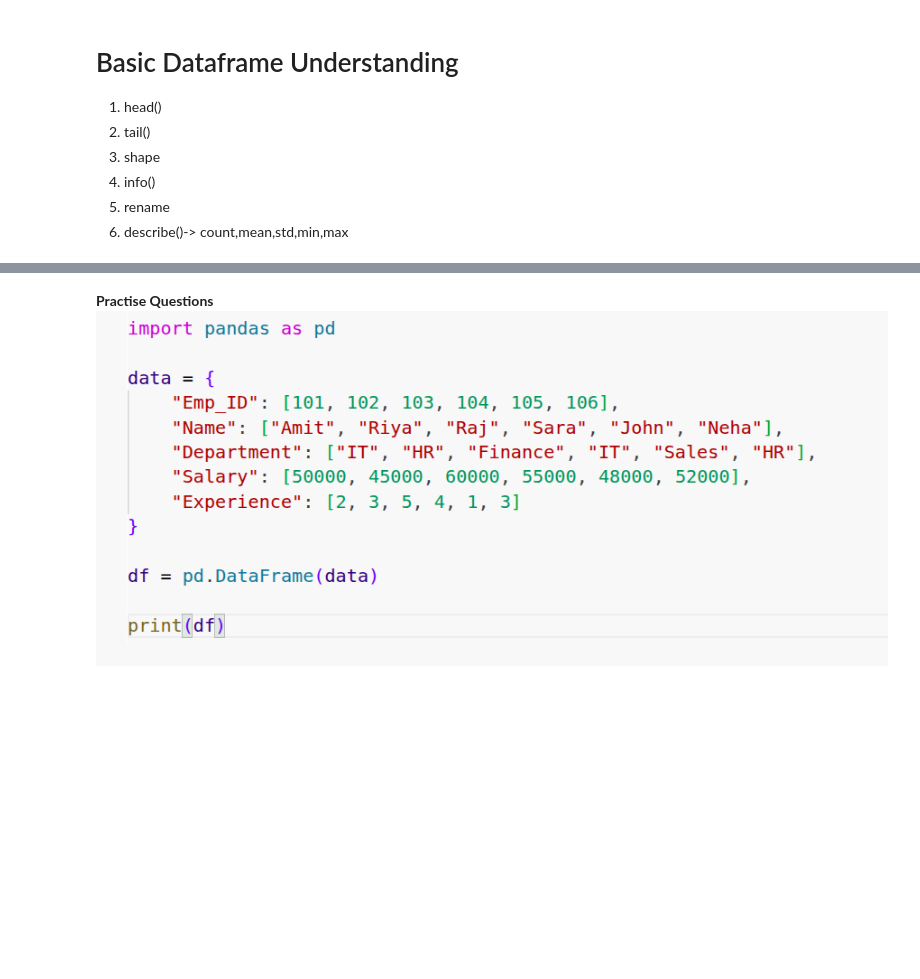
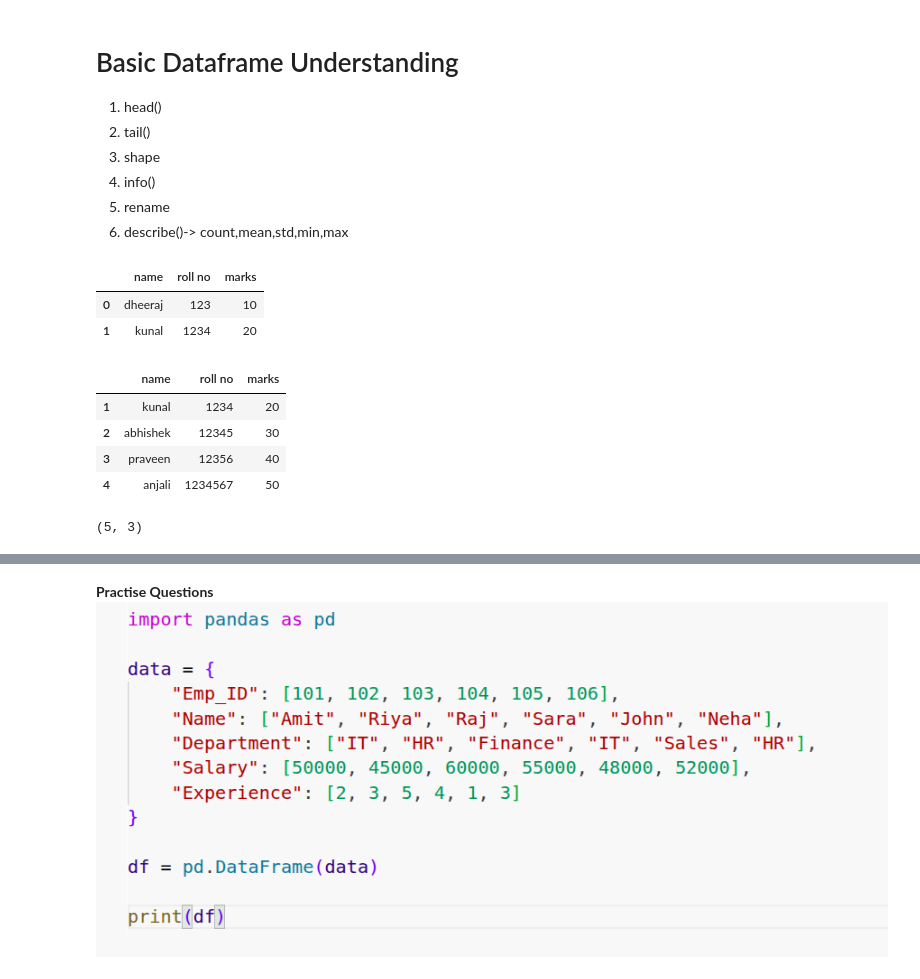
Before and after one commit to rajendra0968jangid/Ds-Arya, a Jupyter notebook: day8.ipynb, the cells around one changed output, grey strips where cells are left out. Cells and saved outputs as stored; diff of their text form; code cells hidden in the pictures; blank space fills up the shorter version.

```diff
--- a/day8.ipynb
+++ b/day8.ipynb
@@ -92,3 +71,41 @@ dtype: object
 4. info()
 5. rename
 6. describe()-> count,mean,std,min,max
+# %%
+# csv file import from github
+import pandas as pd
+url = "https://raw.githubusercontent.com/rajendra0968jangid/Ds-Arya/main/file2.json"
+df = pd.read_json(url)
+df
+# head  -> starting 5 rows
+df.head(2)
+# head -> 2 rows data
+df.head(-3)
+# head -> negative number
+# %% [output]
+|  | name | roll no | marks |
+| 0 | dheeraj | 123 | 10 |
+| 1 | kunal | 1234 | 20 |
+# %%
+import pandas as pd
+url = "https://raw.githubusercontent.com/rajendra0968jangid/Ds-Arya/main/file2.json"
+df = pd.read_json(url)
+df
+# tail used for get last 5 rows data
+df.tail(2)
+# tail in negative
+df.tail(-1)
+# %% [output]
+|  | name | roll no | marks |
+| 1 | kunal | 1234 | 20 |
+| 2 | abhishek | 12345 | 30 |
+| 3 | praveen | 12356 | 40 |
+| 4 | anjali | 1234567 | 50 |
+# %%
+import pandas as pd
+url = "https://raw.githubusercontent.com/rajendra0968jangid/Ds-Arya/main/file2.json"
+df = pd.read_json(url)
+df
+df.shape # rows -> 5 and cols -> 3
+# %% [output]
+(5, 3)
```
Also changed, not shown: parts of 6 cells of this notebook.
